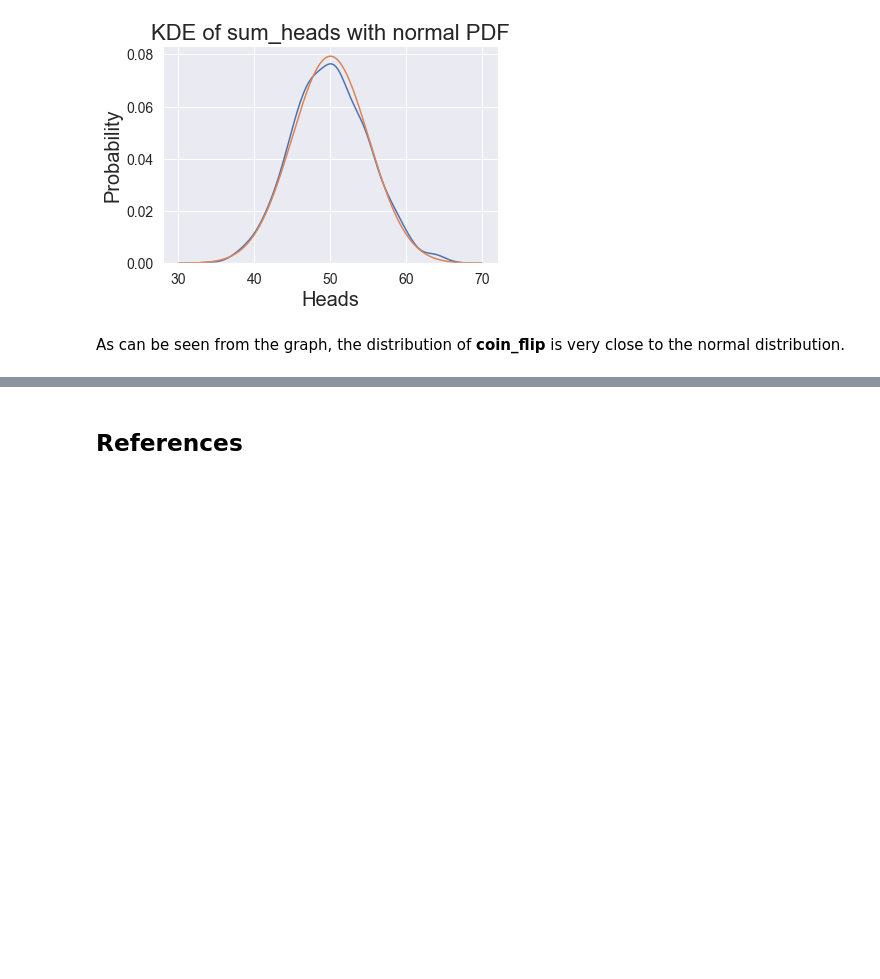
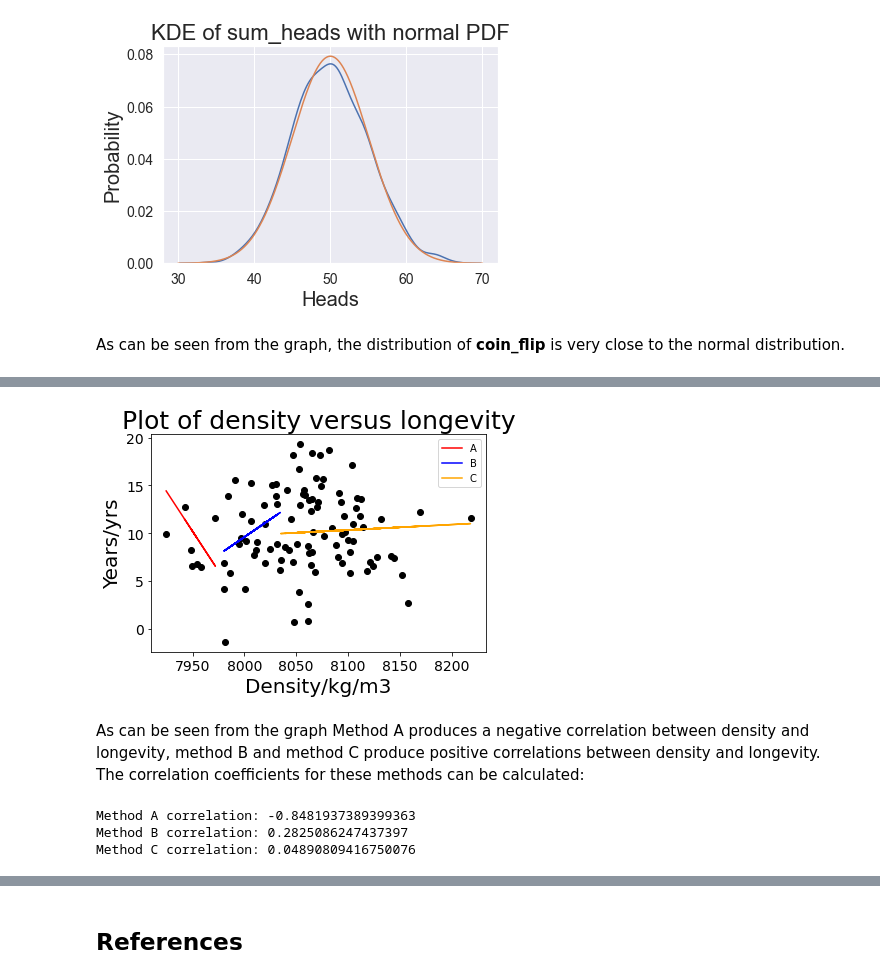
Before and after one commit to AlanQuille/fodaTasks, a Jupyter notebook: Tasks2020.ipynb, the cells around one changed output, grey strips where cells are left out. Saved outputs shown, nothing was run; the diff lists cells and outputs as text; code cells hidden in the pictures; blank space fills up the shorter version.

```diff
--- a/Tasks2020.ipynb
+++ b/Tasks2020.ipynb
@@ -270,0 +342,17 @@ As can be seen from the graph, the distribution of **coin_flip** is very close t
+# %%
+xa = x[x<7975]
+xb = x[x>7975]
+xb = xb[xb<8035]
+xc = x[x>8035]
+
+Xa = xa.reshape(-1,1)
+Xb = xb.reshape(-1,1)
+Xc = xc.reshape(-1,1)
+
+ya = y[0:len(Xa)]
+yb = y[len(Xa):len(Xb)+len(Xa)]
+yc = y[len(Xb)+len(Xa):100]
+
+Ya = ya.reshape(-1,1)
+Yb = yb.reshape(-1,1)
+Yc = yc.reshape(-1,1)
@@ -270,0 +369,37 @@ As can be seen from the graph, the distribution of **coin_flip** is very close t
+# %%
+rega = LinearRegression().fit(Xa,Ya)
+regb = LinearRegression().fit(Xb,Yb)
+regc = LinearRegression().fit(Xc,Yc)
+
+ya_pred = rega.predict(Xa)
+yb_pred = regb.predict(Xb)
+yc_pred = regc.predict(Xc)
+# %%
+# plot the line
+dens_plot()
+plt.plot(xa, ya_pred, color="red", label="A")
+plt.plot(xb, yb_pred, color="blue", label="B")
+plt.plot(xc, yc_pred, color="orange", label="C")
+plt.legend()
+plt.show()
+# %% [output]
+[figure, added]
+# %% [markdown]
+As can be seen from the graph Method A produces a negative correlation between density and longevity, method B and method C produce positive correlations between density and longevity. The correlation coefficients for these methods can be calculated:
+# %%
+# r2 score calculates the R^2 value which is
+# Pearson's correlation coefficient squared:
+from sklearn.metrics import r2_score
+
+ra = np.sqrt(r2_score(ya, ya_pred))
+print("Method A correlation: -{}".format(ra))
+
+rb = np.sqrt(r2_score(yb, yb_pred))
+print("Method B correlation: {}".format(rb))
+
+rc = np.sqrt(r2_score(yc, yc_pred))
+print("Method C correlation: {}".format(rc))
+# %% [output]
+Method A correlation: -0.8481937389399363
+Method B correlation: 0.2825086247437397
+Method C correlation: 0.04890809416750076
```
Also changed, not shown: parts of 10 cells of this notebook.
